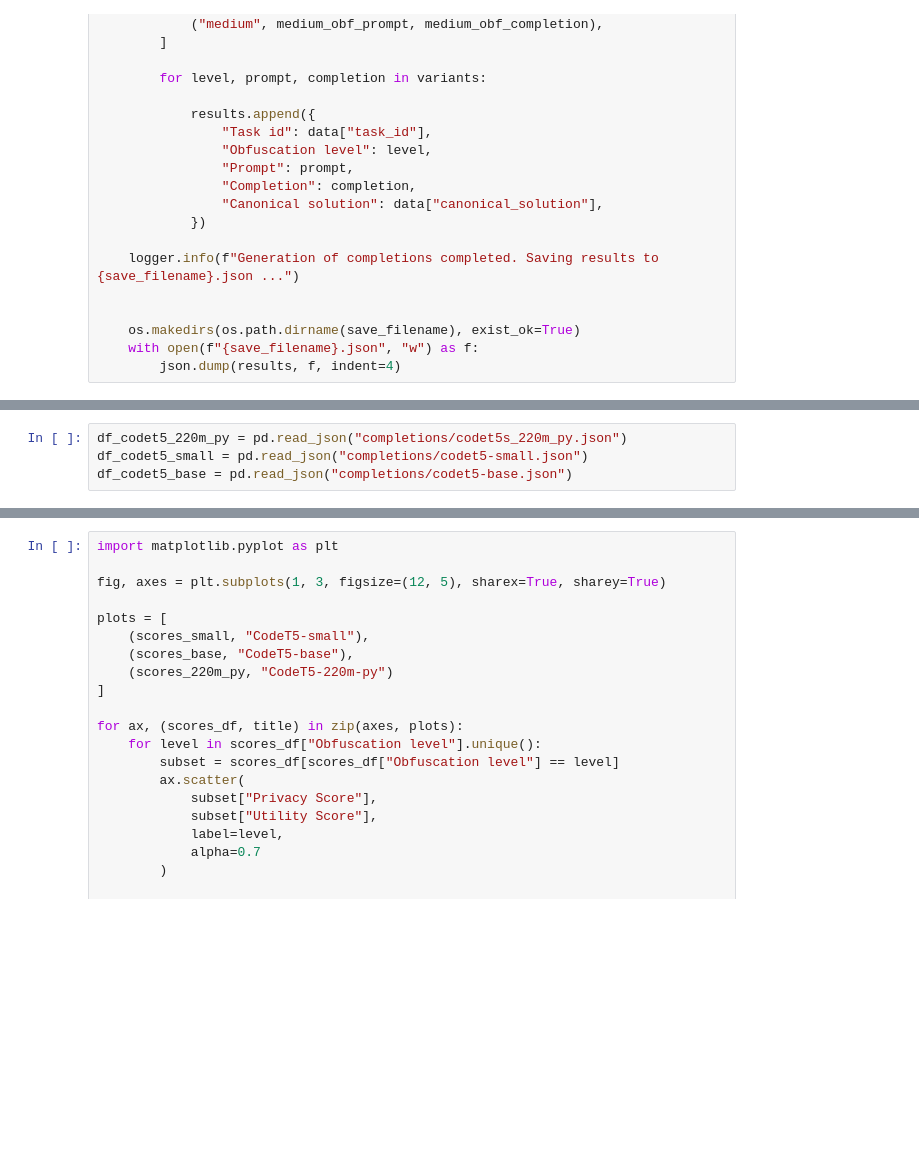
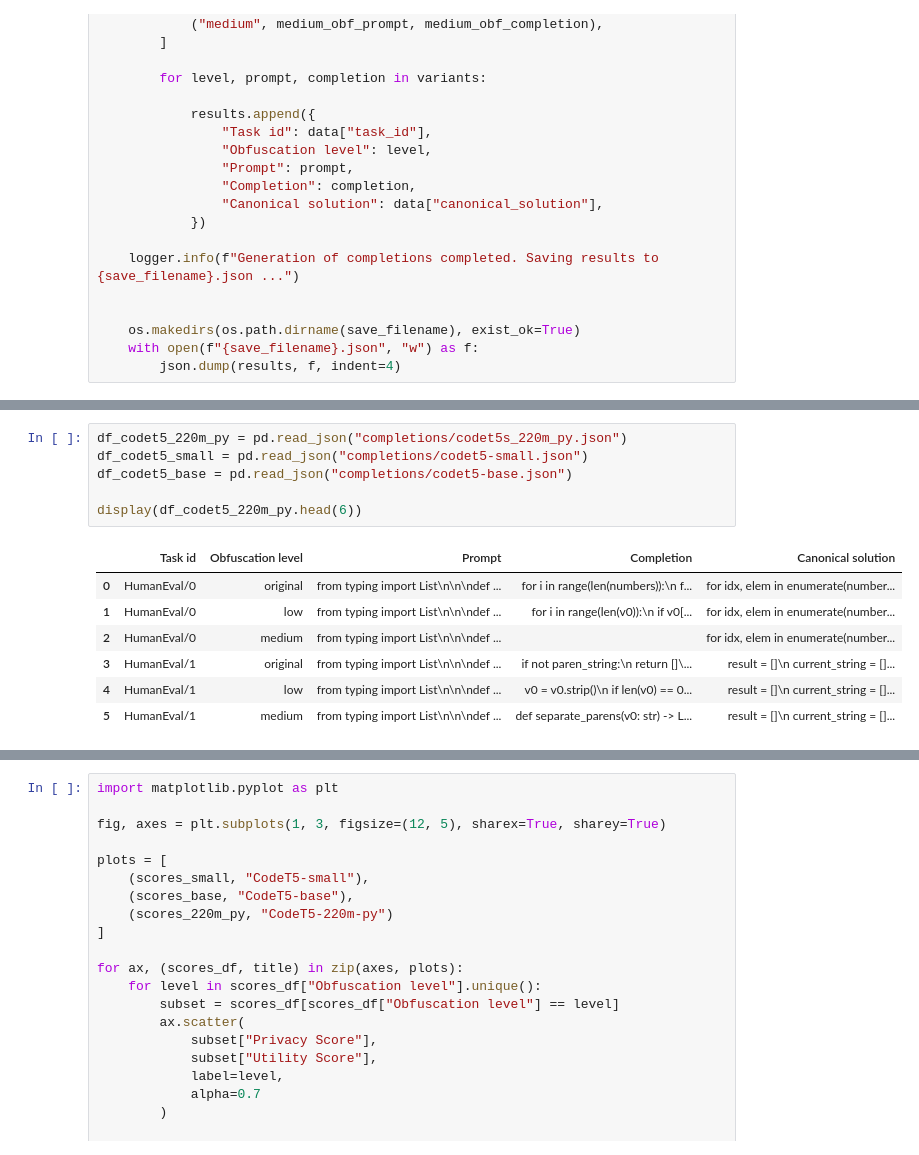
Before and after one commit to SanyaKor/secure-code-completion, a Jupyter notebook: secure-code-completion.ipynb, the cells around one changed output, grey strips where cells are left out. Drawn from its saved outputs; the diff is of its cells as text; blank space fills up the shorter version.

```diff
--- a/secure-code-completion.ipynb
+++ b/secure-code-completion.ipynb
@@ -524,4 +508,14 @@ generate_completions(model_name, "completions/codet5-small", 20)
 # %%
 df_codet5_220m_py = pd.read_json("completions/codet5s_220m_py.json")
 df_codet5_small = pd.read_json("completions/codet5-small.json")
 df_codet5_base = pd.read_json("completions/codet5-base.json")
+
+display(df_codet5_220m_py.head(6))
+# %% [output]
+|  | Task id | Obfuscation level | Prompt | Completion | Canonical solution |
+| 0 | HumanEval/0 | original | from typing import List\n\n\ndef ... | for i in range(len(numbers)):\n f... | for idx, elem in enumerate(number... |
+| 1 | HumanEval/0 | low | from typing import List\n\n\ndef ... | for i in range(len(v0)):\n if v0[... | for idx, elem in enumerate(number... |
+| 2 | HumanEval/0 | medium | from typing import List\n\n\ndef ... |  | for idx, elem in enumerate(number... |
+| 3 | HumanEval/1 | original | from typing import List\n\n\ndef ... | if not paren_string:\n return []\... | result = []\n current_string = []... |
+| 4 | HumanEval/1 | low | from typing import List\n\n\ndef ... | v0 = v0.strip()\n if len(v0) == 0... | result = []\n current_string = []... |
+| 5 | HumanEval/1 | medium | from typing import List\n\n\ndef ... | def separate_parens(v0: str) -> L... | result = []\n current_string = []... |
```
Also changed, not shown: parts of 5 cells of this notebook.
